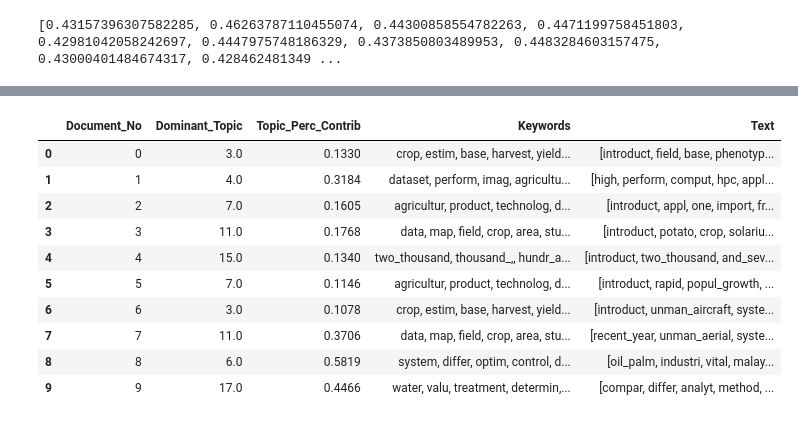
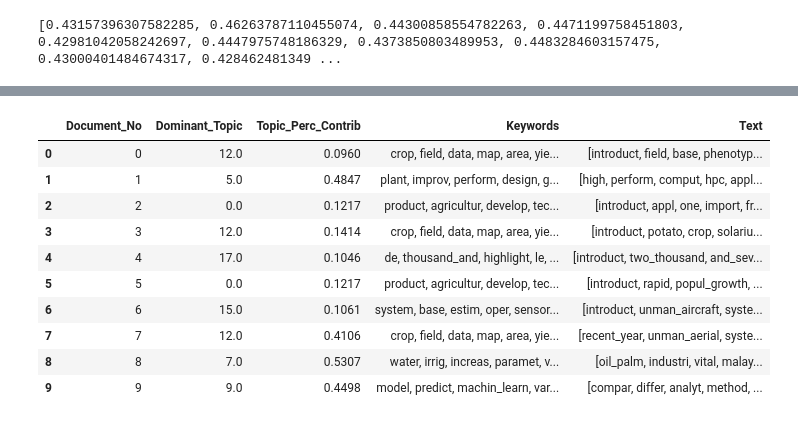
Before and after one commit to NitramAnaip/ImpAgt, a Jupyter notebook: LDA.ipynb, the cells around one changed output, grey strips where cells are left out. Cells and saved outputs as stored; diff of their text form; code cells hidden in the pictures.

```diff
--- a/LDA.ipynb
+++ b/LDA.ipynb
@@ -260,0 +276,30 @@ ass 14.952824969967315
+# %%
+#Retrieving the words of the corpus with highest tf idf scores
+
+vectorizer = TfidfVectorizer()
+matrix = vectorizer.fit_transform(bigrams)
+feature_names = vectorizer.get_feature_names()
+#print(matrix)
+#print(bigrams[0])
+
+words = []
+scores = []
+for j in range (len(bigrams)):
+    doc = j
+    feature_index = matrix[doc,:].nonzero()[1]
+    tfidf_scores = zip(feature_index, [matrix[doc, x] for x in feature_index])
+    for w, s in [(feature_names[i], s) for (i, s) in tfidf_scores]:
+        words.append(w)
+        scores.append(s)
+
+
+nbr_words = 200
+best_words = []
+for i in range (nbr_words):
+    index = scores.index(max(scores))
+    if words[index] not in best_words:
+        best_words.append(words[index])
+    del(words[index])
+    del(scores[index])
+
+print(best_words)
@@ -275,5 +322,5 @@ def co_occurence(max_words, corpus):
     print(matrix)
     return matrix, matrix_dict
 
-co_matrix, matrix_dict = co_occurence(max_words, bigrams)  # the matrix is normally symetrical but it doesn't matter much here
+co_matrix, matrix_dict = co_occurence(best_words, bigrams)
 # %% [output]
@@ -613,7 +660,7 @@ texts = bigrams
 # Term Document Frequency
 corpus = [id2word.doc2bow(text) for text in texts]
 mallet_path = 'mallet-2.0.8/bin/mallet'
-ldamallet = gensim.models.wrappers.LdaMallet(mallet_path, corpus=corpus, num_topics=24, id2word=id2word)
+ldamallet = gensim.models.wrappers.LdaMallet(mallet_path, corpus=corpus, num_topics=18, id2word=id2word)
 
 
 def format_topics_sentences(ldamodel, corpus, texts = bigrams):
@@ -622,43 +669,43 @@ def format_topics_sentences(ldamodel, corpus, texts = bigrams):
 
     # Get main topic in each document
     for i, row in enumerate(ldamodel[corpus]):
         row = sorted(row, key=lambda x: (x[1]), reverse=True)
         # Get the Dominant topic, Perc Contribution and Keywords for each document
         for j, (topic_num, prop_topic) in enumerate(row):
             if j == 0:  # => dominant topic
                 wp = ldamodel.show_topic(topic_num)
                 topic_keywords = ", ".join([word for word, prop in wp])
                 sent_topics_df = sent_topics_df.append(pd.Series([int(topic_num), round(prop_topic,4), topic_keywords]), ignore_index=True)
             else:
                 break
     sent_topics_df.columns = ['Dominant_Topic', 'Perc_Contribution', 'Topic_Keywords']
 
     # Add original text to the end of the output
     contents = pd.Series(texts)
     sent_topics_df = pd.concat([sent_topics_df, contents], axis=1)
     return(sent_topics_df)
 
 
 df_topic_sents_keywords = format_topics_sentences(ldamodel=optimal_model, corpus=corpus)
 
 # Format
 df_dominant_topic = df_topic_sents_keywords.reset_index()
 df_dominant_topic.columns = ['Document_No', 'Dominant_Topic', 'Topic_Perc_Contrib', 'Keywords', 'Text']
 
 # Show
 df_dominant_topic.head(10)
 # %% [output]
 |  | Document_No | Dominant_Topic | Topic_Perc_Contrib | Keywords | Text |
-| 0 | 0 | 3.0 | 0.1330 | crop, estim, base, harvest, yield... | [introduct, field, base, phenotyp... |
-| 1 | 1 | 4.0 | 0.3184 | dataset, perform, imag, agricultu... | [high, perform, comput, hpc, appl... |
-| 2 | 2 | 7.0 | 0.1605 | agricultur, product, technolog, d... | [introduct, appl, one, import, fr... |
-| 3 | 3 | 11.0 | 0.1768 | data, map, field, crop, area, stu... | [introduct, potato, crop, solariu... |
-| 4 | 4 | 15.0 | 0.1340 | two_thousand, thousand_,, hundr_a... | [introduct, two_thousand, and_sev... |
-| 5 | 5 | 7.0 | 0.1146 | agricultur, product, technolog, d... | [introduct, rapid, popul_growth, ... |
-| 6 | 6 | 3.0 | 0.1078 | crop, estim, base, harvest, yield... | [introduct, unman_aircraft, syste... |
-| 7 | 7 | 11.0 | 0.3706 | data, map, field, crop, area, stu... | [recent_year, unman_aerial, syste... |
-| 8 | 8 | 6.0 | 0.5819 | system, differ, optim, control, d... | [oil_palm, industri, vital, malay... |
-| 9 | 9 | 17.0 | 0.4466 | water, valu, treatment, determin,... | [compar, differ, analyt, method, ... |
+| 0 | 0 | 12.0 | 0.0960 | crop, field, data, map, area, yie... | [introduct, field, base, phenotyp... |
+| 1 | 1 | 5.0 | 0.4847 | plant, improv, perform, design, g... | [high, perform, comput, hpc, appl... |
+| 2 | 2 | 0.0 | 0.1217 | product, agricultur, develop, tec... | [introduct, appl, one, import, fr... |
+| 3 | 3 | 12.0 | 0.1414 | crop, field, data, map, area, yie... | [introduct, potato, crop, solariu... |
+| 4 | 4 | 17.0 | 0.1046 | de, thousand_and, highlight, le, ... | [introduct, two_thousand, and_sev... |
+| 5 | 5 | 0.0 | 0.1217 | product, agricultur, develop, tec... | [introduct, rapid, popul_growth, ... |
+| 6 | 6 | 15.0 | 0.1061 | system, base, estim, oper, sensor... | [introduct, unman_aircraft, syste... |
+| 7 | 7 | 12.0 | 0.4106 | crop, field, data, map, area, yie... | [recent_year, unman_aerial, syste... |
+| 8 | 8 | 7.0 | 0.5307 | water, irrig, increas, paramet, v... | [oil_palm, industri, vital, malay... |
+| 9 | 9 | 9.0 | 0.4498 | model, predict, machin_learn, var... | [compar, differ, analyt, method, ... |
 # %%
 # Group top 5 sentences under each topic
 sent_topics_sorteddf_mallet = pd.DataFrame()
```
Also changed, not shown: parts of 11 cells of this notebook.
